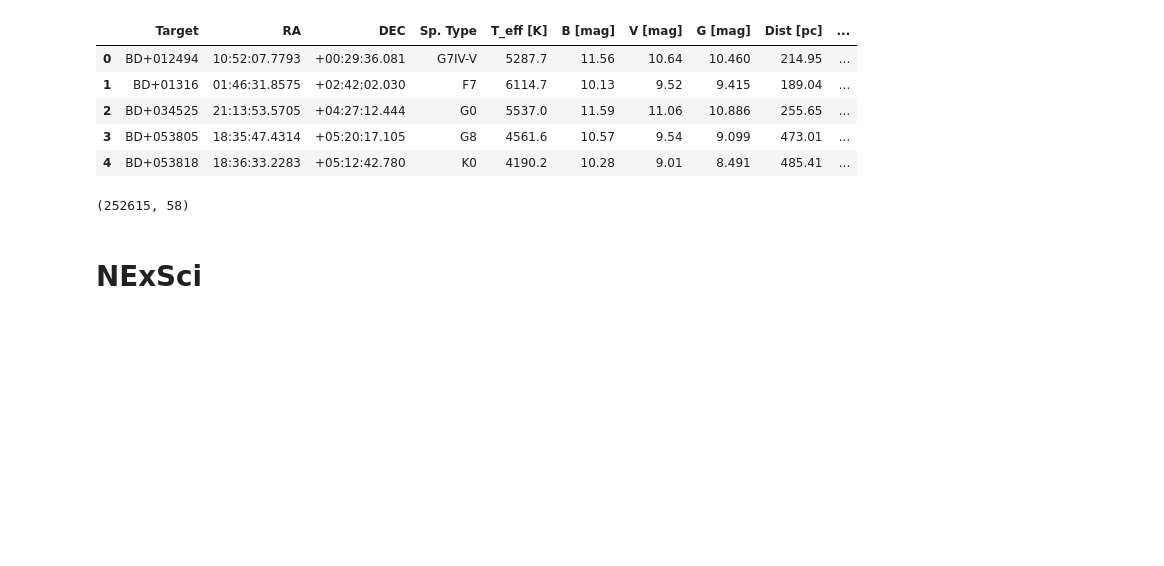
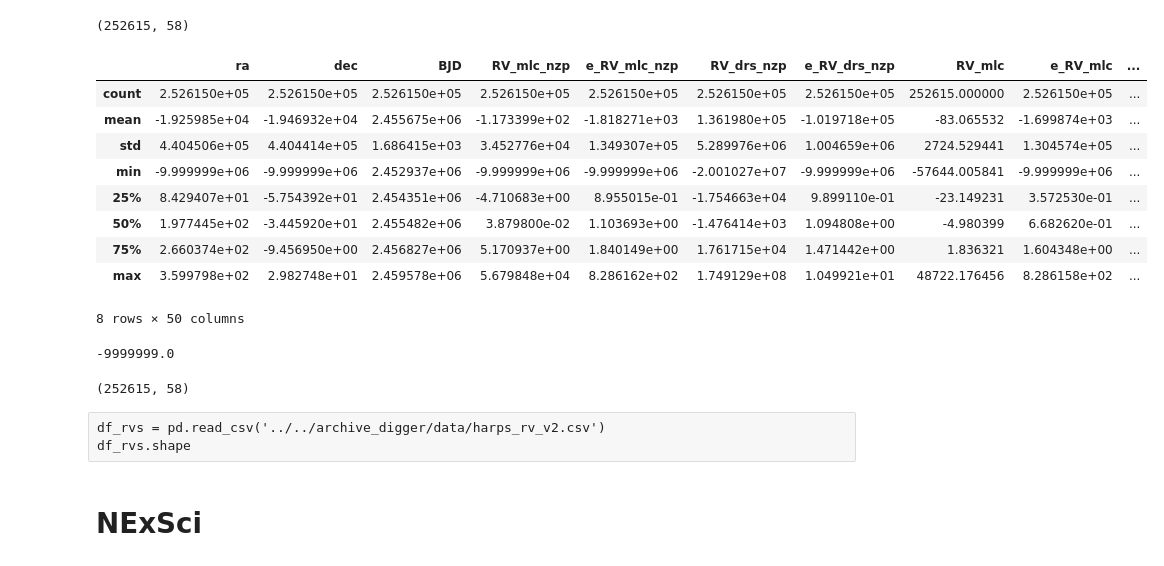
Before and after one commit to jpdeleon/wakai, a Jupyter notebook: notebooks/young_toi_with_harps_rv.ipynb, the cells around one changed output. Cells and saved outputs as stored; diff of their text form; code cells hidden in the pictures; blank space fills up the shorter version.

```diff
--- a/notebooks/young_toi_with_harps_rv.ipynb
+++ b/notebooks/young_toi_with_harps_rv.ipynb
@@ -13,15 +27,25 @@ df.head()
-# %%
-df2 = pd.read_csv('../../archive_digger/data/harps_db.csv')
-df2.head()
-# %% [output]
-|  | Target | RA | DEC | Sp. Type | T_eff [K] | B [mag] | V [mag] | G [mag] | Dist [pc] | ... |
-| 0 | BD+012494 | 10:52:07.7793 | +00:29:36.081 | G7IV-V | 5287.7 | 11.56 | 10.64 | 10.460 | 214.95 | ... |
-| 1 | BD+01316 | 01:46:31.8575 | +02:42:02.030 | F7 | 6114.7 | 10.13 | 9.52 | 9.415 | 189.04 | ... |
-| 2 | BD+034525 | 21:13:53.5705 | +04:27:12.444 | G0 | 5537.0 | 11.59 | 11.06 | 10.886 | 255.65 | ... |
-| 3 | BD+053805 | 18:35:47.4314 | +05:20:17.105 | G8 | 4561.6 | 10.57 | 9.54 | 9.099 | 473.01 | ... |
-| 4 | BD+053818 | 18:36:33.2283 | +05:12:42.780 | K0 | 4190.2 | 10.28 | 9.01 | 8.491 | 485.41 | ... |
-# %%
-df_rvs = pd.read_csv('../../archive_digger/data/harps_rv_v2.csv')
-df_rvs.shape
-# %% [output]
-(252615, 58)
+# %%
+df2.shape
+# %% [output]
+(252615, 58)
+# %%
+df2.describe()
+# %% [output]
+|  | ra | dec | BJD | RV_mlc_nzp | e_RV_mlc_nzp | RV_drs_nzp | e_RV_drs_nzp | RV_mlc | e_RV_mlc | ... |
+| count | 2.526150e+05 | 2.526150e+05 | 2.526150e+05 | 2.526150e+05 | 2.526150e+05 | 2.526150e+05 | 2.526150e+05 | 252615.000000 | 2.526150e+05 | ... |
+| mean | -1.925985e+04 | -1.946932e+04 | 2.455675e+06 | -1.173399e+02 | -1.818271e+03 | 1.361980e+05 | -1.019718e+05 | -83.065532 | -1.699874e+03 | ... |
+| std | 4.404506e+05 | 4.404414e+05 | 1.686415e+03 | 3.452776e+04 | 1.349307e+05 | 5.289976e+06 | 1.004659e+06 | 2724.529441 | 1.304574e+05 | ... |
+| min | -9.999999e+06 | -9.999999e+06 | 2.452937e+06 | -9.999999e+06 | -9.999999e+06 | -2.001027e+07 | -9.999999e+06 | -57644.005841 | -9.999999e+06 | ... |
+| 25% | 8.429407e+01 | -5.754392e+01 | 2.454351e+06 | -4.710683e+00 | 8.955015e-01 | -1.754663e+04 | 9.899110e-01 | -23.149231 | 3.572530e-01 | ... |
+| 50% | 1.977445e+02 | -3.445920e+01 | 2.455482e+06 | 3.879800e-02 | 1.103693e+00 | -1.476414e+03 | 1.094808e+00 | -4.980399 | 6.682620e-01 | ... |
+| 75% | 2.660374e+02 | -9.456950e+00 | 2.456827e+06 | 5.170937e+00 | 1.840149e+00 | 1.761715e+04 | 1.471442e+00 | 1.836321 | 1.604348e+00 | ... |
+| max | 3.599798e+02 | 2.982748e+01 | 2.459578e+06 | 5.679848e+04 | 8.286162e+02 | 1.749129e+08 | 1.049921e+01 | 48722.176456 | 8.286158e+02 | ... |
+8 rows × 50 columns
+# %%
+df2.dec.min()
+# %% [output]
+-9999999.0
+# %%
+df2.shape
+# %% [output]
+(252615, 58)
@@ -28,3 +56,6 @@ df_rvs.shape
+# %% [raw]
+df_rvs = pd.read_csv('../../archive_digger/data/harps_rv_v2.csv')
+df_rvs.shape
 # %% [markdown]
 # NExSci
 # %%
```
Also changed, not shown: parts of 36 cells of this notebook, 22 other files.
